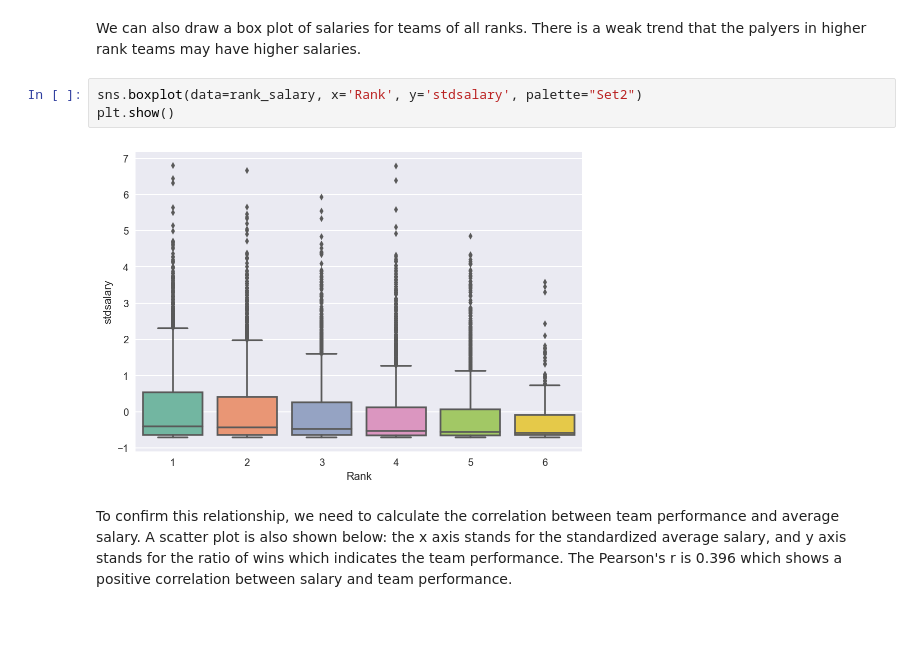
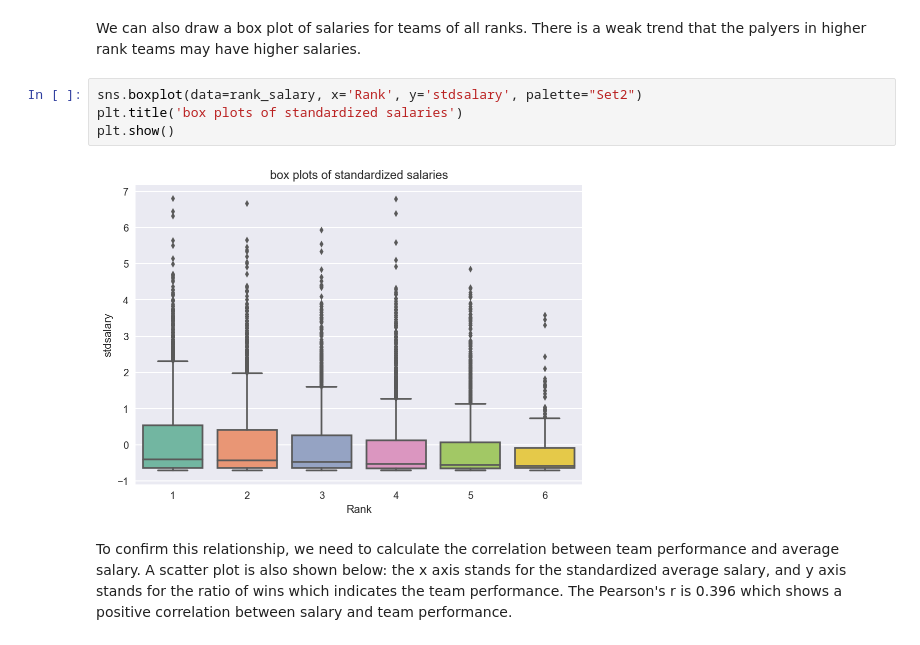
Before and after one commit to fishstar/Udacity_Projects_DataAnalysis, a Jupyter notebook: P2_baseball_data_investigation/project2_baseball_data_investigation.ipynb, the cells around one changed output. Cells and saved outputs as stored; diff of their text form.

```diff
--- a/P2_baseball_data_investigation/project2_baseball_data_investigation.ipynb
+++ b/P2_baseball_data_investigation/project2_baseball_data_investigation.ipynb
@@ -140,9 +142,10 @@ plt.show()
 We can also draw a box plot of salaries for teams of all ranks. There is a weak trend that the palyers in higher rank teams may have higher salaries.
 # %%
 sns.boxplot(data=rank_salary, x='Rank', y='stdsalary', palette="Set2")
+plt.title('box plots of standardized salaries')
 plt.show()
 # %% [output]
-[figure, old version]
+[figure, new version]
 # %% [markdown]
 To confirm this relationship, we need to calculate the correlation between team performance and average salary. A scatter plot is also shown below: the x axis stands for the standardized average salary, and y axis stands for the ratio of wins which indicates the team performance. The Pearson's r is 0.396 which shows a positive correlation between salary and team performance.
 # %%
```
Also changed, not shown: parts of 9 cells of this notebook.
